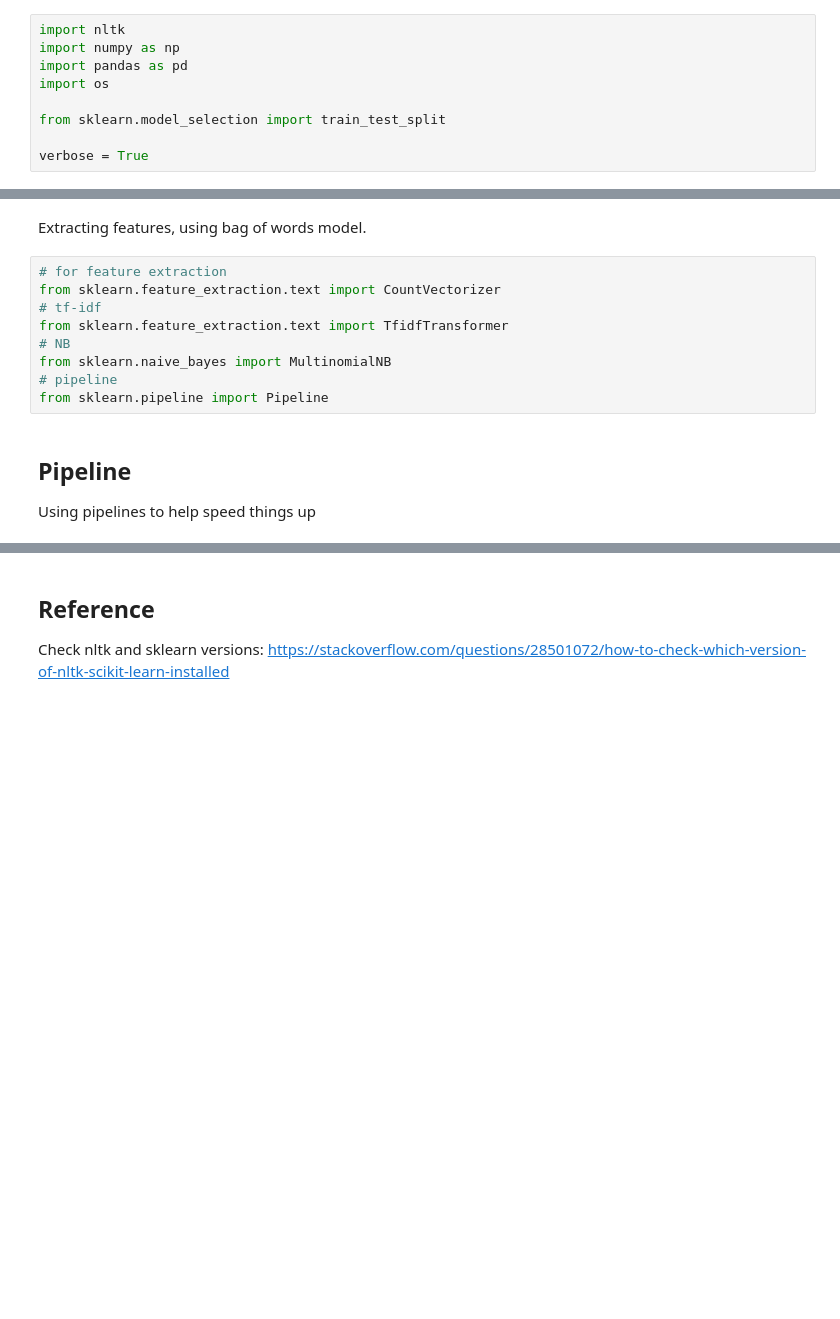
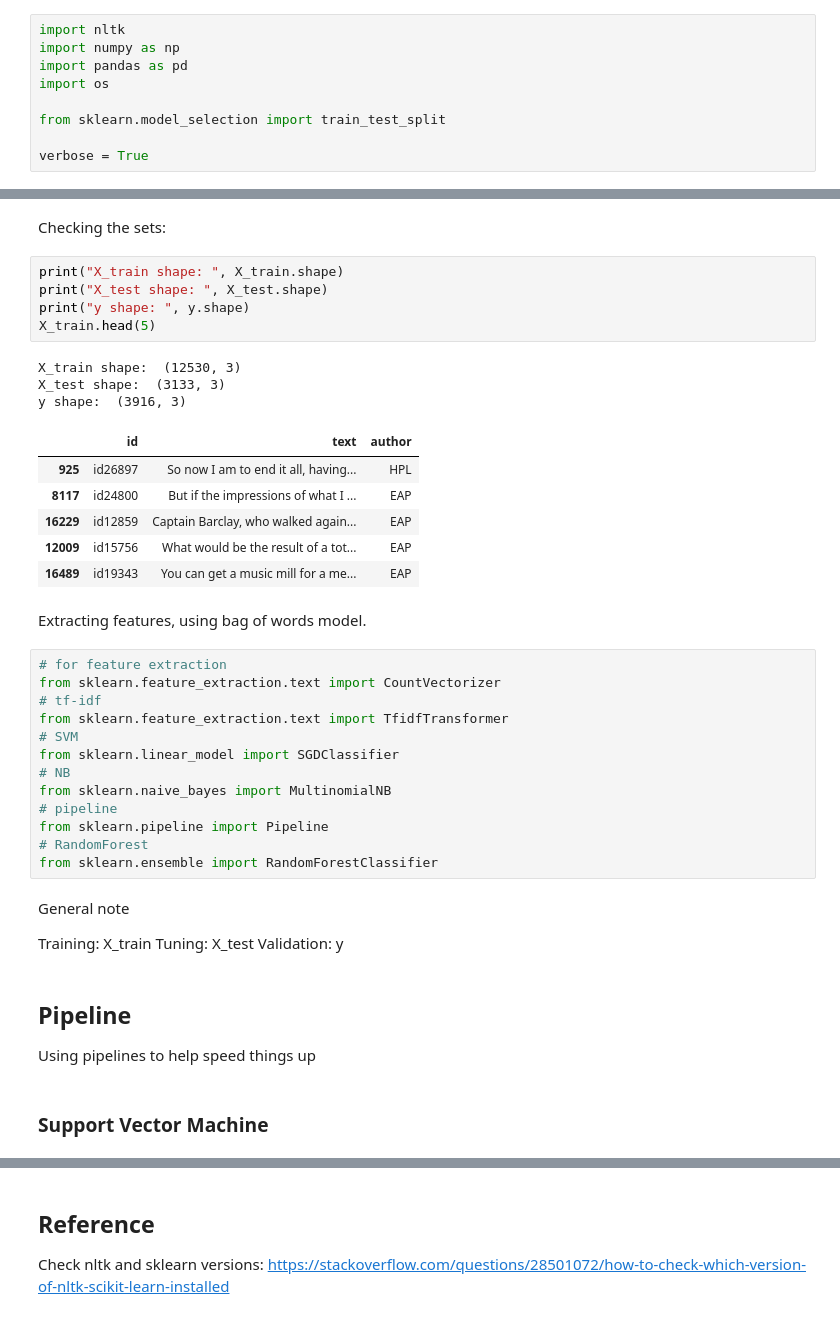
Before and after one commit to vkyuen/spooky, a Jupyter notebook: basic.ipynb, the cells around one changed output, grey strips where cells are left out. Saved outputs shown, nothing was run; the diff lists cells and outputs as text; blank space fills up the shorter version.

Commit message:
pipelines ok, random forest not working

```diff
--- a/basic.ipynb
+++ b/basic.ipynb
@@ -51,5 +51,22 @@ if(verbose):
 
 [3133 rows x 3 columns]
+# %% [markdown]
+Checking the sets:
+# %%
+print("X_train shape: ", X_train.shape)
+print("X_test shape: ", X_test.shape)
+print("y shape: ", y.shape)
+X_train.head(5)
+# %% [output]
+X_train shape:  (12530, 3)
+X_test shape:  (3133, 3)
+y shape:  (3916, 3)
+|  | id | text | author |
+| 925 | id26897 | So now I am to end it all, having... | HPL |
+| 8117 | id24800 | But if the impressions of what I ... | EAP |
+| 16229 | id12859 | Captain Barclay, who walked again... | EAP |
+| 12009 | id15756 | What would be the result of a tot... | EAP |
+| 16489 | id19343 | You can get a music mill for a me... | EAP |
 # %% [markdown]
 Extracting features, using bag of words model.
 # %%
@@ -57,10 +74,22 @@ Extracting features, using bag of words model.
 from sklearn.feature_extraction.text import CountVectorizer
 # tf-idf
 from sklearn.feature_extraction.text import TfidfTransformer
+# SVM
+from sklearn.linear_model import SGDClassifier
 # NB
 from sklearn.naive_bayes import MultinomialNB
 # pipeline
 from sklearn.pipeline import Pipeline
+# RandomForest
+from sklearn.ensemble import RandomForestClassifier
+# %% [markdown]
+General note
+
+Training: X_train
+Tuning: X_test
+Validation: y
 # %% [markdown]
 ## Pipeline
 Using pipelines to help speed things up
+# %% [markdown]
+### Support Vector Machine
```
Also changed, not shown: parts of 11 cells of this notebook.
